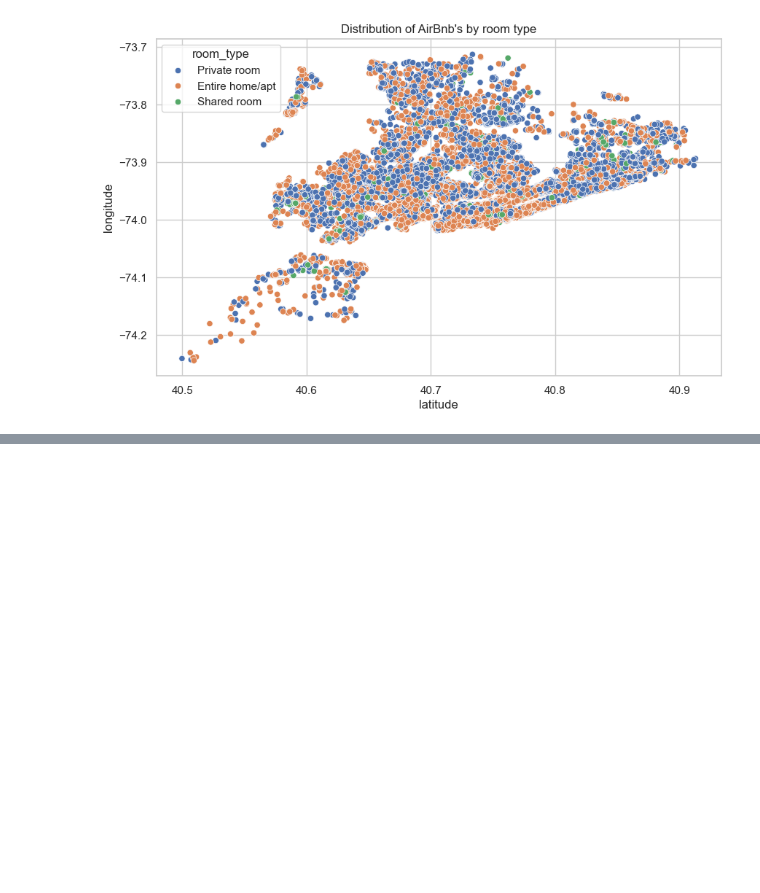
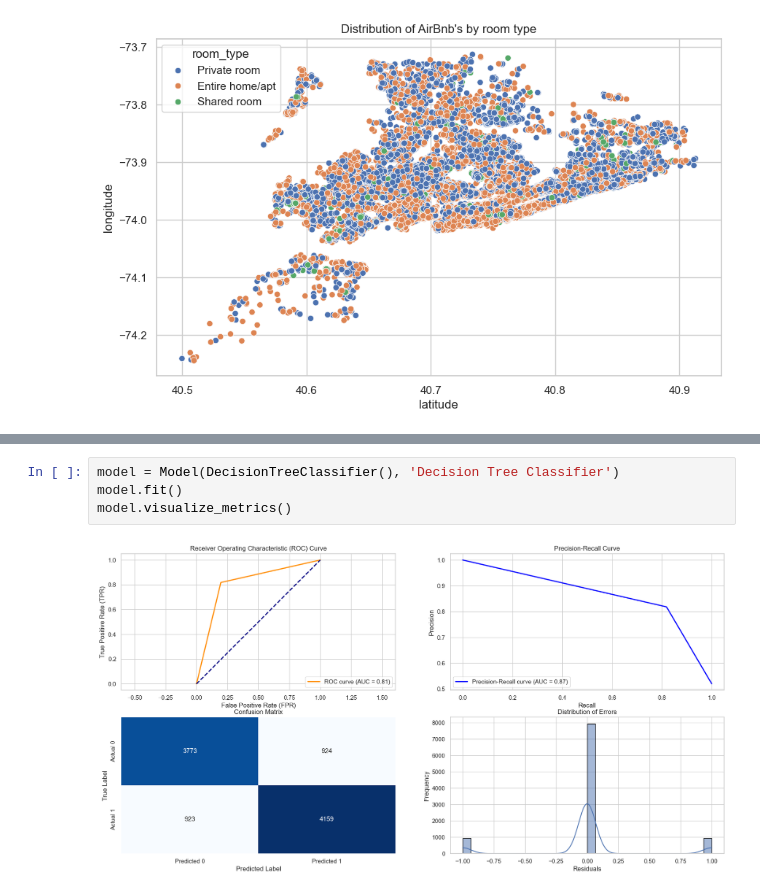
Before and after one commit to IsabellaPodavini/Machine_Learning, a Jupyter notebook: project.ipynb, the cells around one changed output, grey strips where cells are left out. Drawn from its saved outputs; the diff is of its cells as text; blank space fills up the shorter version.

```diff
--- a/project.ipynb
+++ b/project.ipynb
@@ -255,0 +480,6 @@ After applying the log transformation, the price distribution becomes much more
+# %%
+model = Model(DecisionTreeClassifier(), 'Decision Tree Classifier')
+model.fit()
+model.visualize_metrics()
+# %% [output]
+[figure, added]
```
Also changed, not shown: parts of 44 cells of this notebook.
